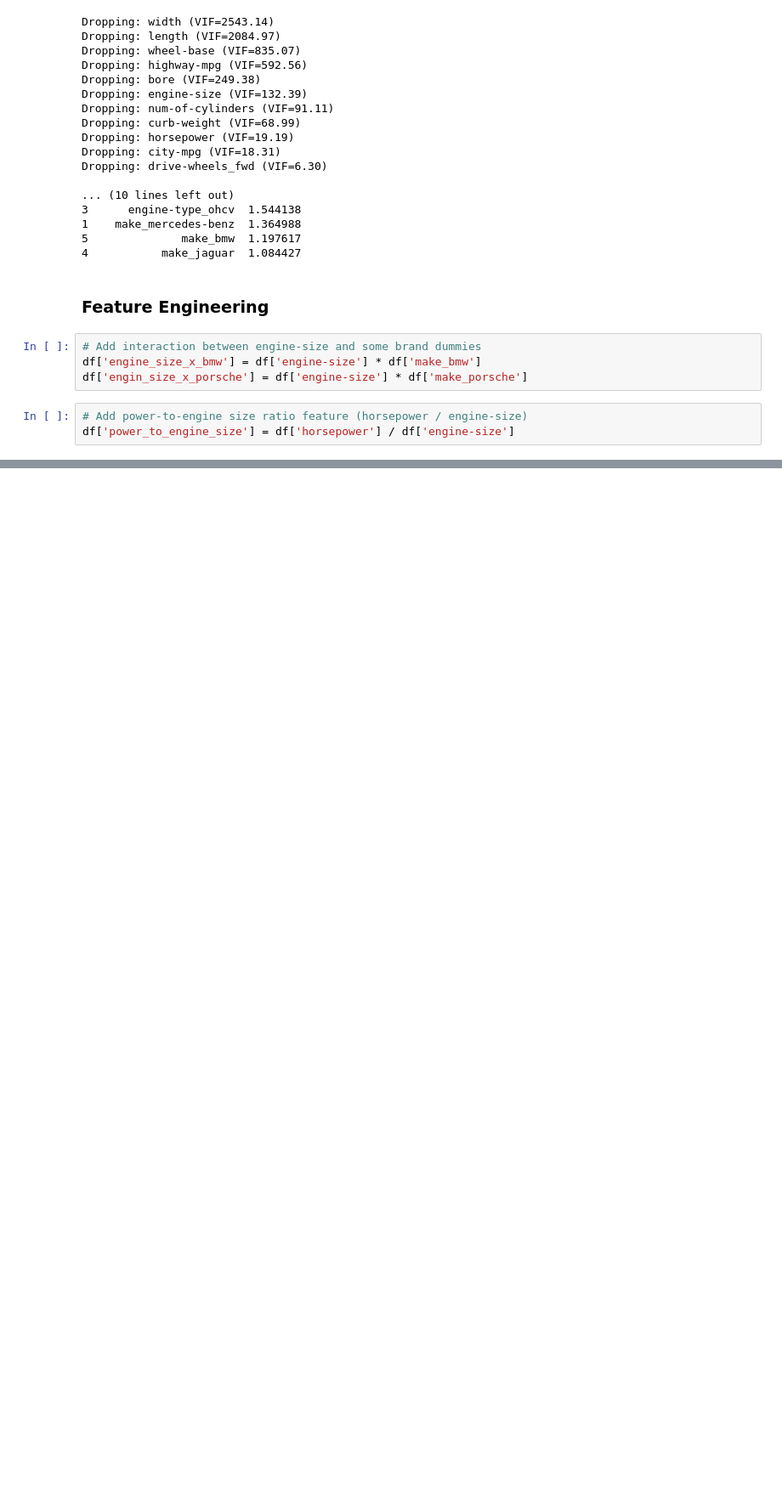
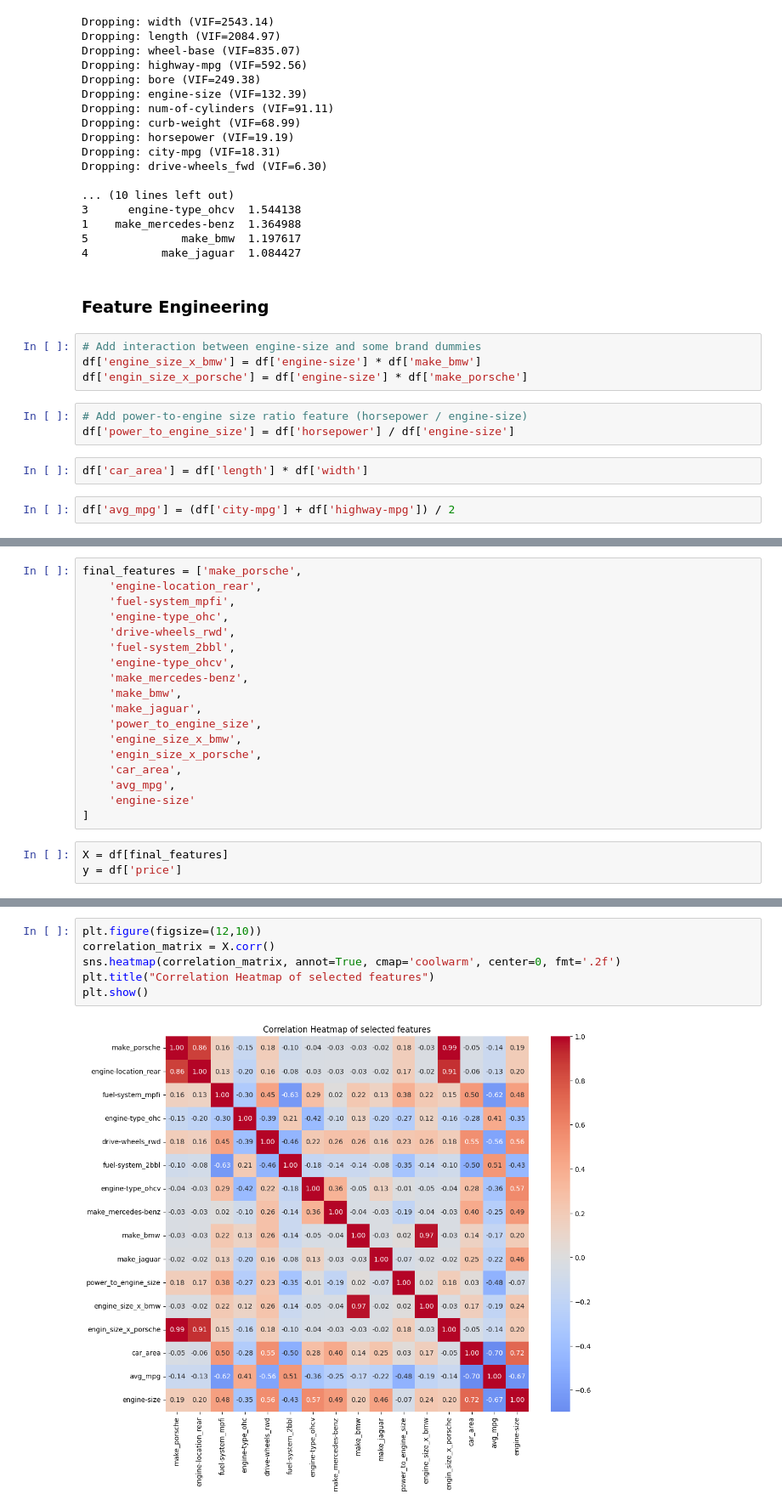
Before and after one commit to Kumbhakarn/classic-ml-algorithms, a Jupyter notebook: notebooks/linear-regression.ipynb, the cells around one changed output, grey strips where cells are left out. Shown: that part at 85% size. Saved outputs shown, nothing was run; the diff lists cells and outputs as text; blank space fills up the shorter version.

```diff
--- a/notebooks/linear-regression.ipynb
+++ b/notebooks/linear-regression.ipynb
@@ -636,3 +636,7 @@ df['engin_size_x_porsche'] = df['engine-size'] * df['make_porsche']
 # %%
 # Add power-to-engine size ratio feature (horsepower / engine-size)
 df['power_to_engine_size'] = df['horsepower'] / df['engine-size']
+# %%
+df['car_area'] = df['length'] * df['width']
+# %%
+df['avg_mpg'] = (df['city-mpg'] + df['highway-mpg']) / 2
@@ -648,0 +671,21 @@ df.head()
+# %%
+final_features = ['make_porsche',
+    'engine-location_rear',
+    'fuel-system_mpfi',
+    'engine-type_ohc',
+    'drive-wheels_rwd',
+    'fuel-system_2bbl',
+    'engine-type_ohcv',
+    'make_mercedes-benz',
+    'make_bmw',
+    'make_jaguar',
+    'power_to_engine_size',
+    'engine_size_x_bmw',
+    'engin_size_x_porsche',
+    'car_area',
+    'avg_mpg',
+    'engine-size'
+]
+# %%
+X = df[final_features]
+y = df['price']
@@ -648,0 +694,8 @@ df.head()
+# %%
+plt.figure(figsize=(12,10))
+correlation_matrix = X.corr()
+sns.heatmap(correlation_matrix, annot=True, cmap='coolwarm', center=0, fmt='.2f')
+plt.title("Correlation Heatmap of selected features")
+plt.show()
+# %% [output]
+[figure, added]
```
Also changed, not shown: parts of 5 cells of this notebook.
